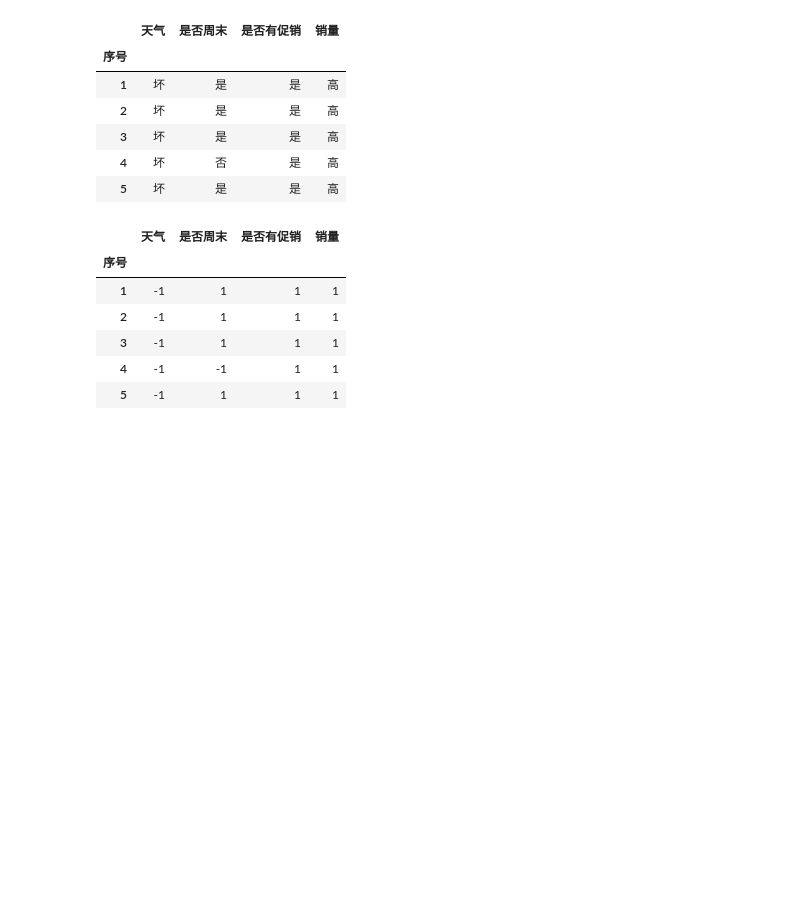
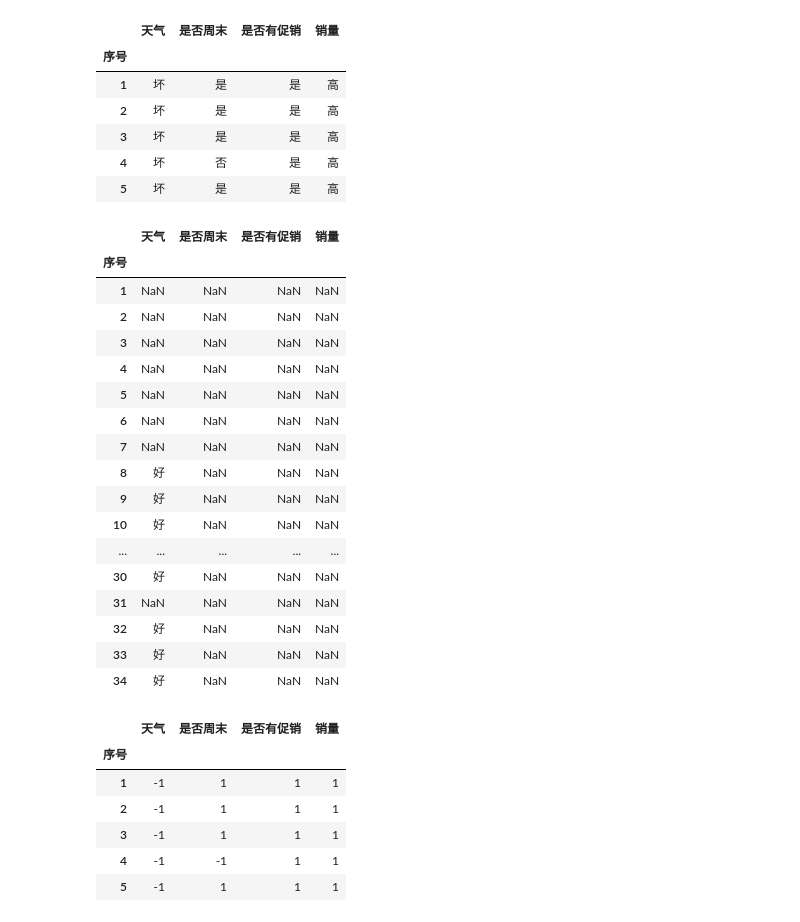
Before and after one commit to WentingRuan/Learn_Python, a Jupyter notebook: 13/week13.ipynb, the cells around one changed output. Drawn from its saved outputs; the diff is of its cells as text; code cells hidden in the pictures; blank space fills up the shorter version.

```diff
--- a/13/week13.ipynb
+++ b/13/week13.ipynb
@@ -29,6 +29,27 @@ data.head()
 | 3 | 坏 | 是 | 是 | 高 |
 | 4 | 坏 | 否 | 是 | 高 |
 | 5 | 坏 | 是 | 是 | 高 |
+# %%
+data[data == u'好']
+# %% [output]
+|  | 天气 | 是否周末 | 是否有促销 | 销量 |
+| 序号 |  |  |  |  |
+| 1 | NaN | NaN | NaN | NaN |
+| 2 | NaN | NaN | NaN | NaN |
+| 3 | NaN | NaN | NaN | NaN |
+| 4 | NaN | NaN | NaN | NaN |
+| 5 | NaN | NaN | NaN | NaN |
+| 6 | NaN | NaN | NaN | NaN |
+| 7 | NaN | NaN | NaN | NaN |
+| 8 | 好 | NaN | NaN | NaN |
+| 9 | 好 | NaN | NaN | NaN |
+| 10 | 好 | NaN | NaN | NaN |
+| ... | ... | ... | ... | ... |
+| 30 | 好 | NaN | NaN | NaN |
+| 31 | NaN | NaN | NaN | NaN |
+| 32 | 好 | NaN | NaN | NaN |
+| 33 | 好 | NaN | NaN | NaN |
+| 34 | 好 | NaN | NaN | NaN |
 # %%
 #数据是类别标签，要将它转换为数据
 #用1来表示“好”、“是”、“高”这三个属性，用-1来表示“坏”、“否”、“低”
```
Also changed, not shown: parts of 1 cell of this notebook, 2 other files.
